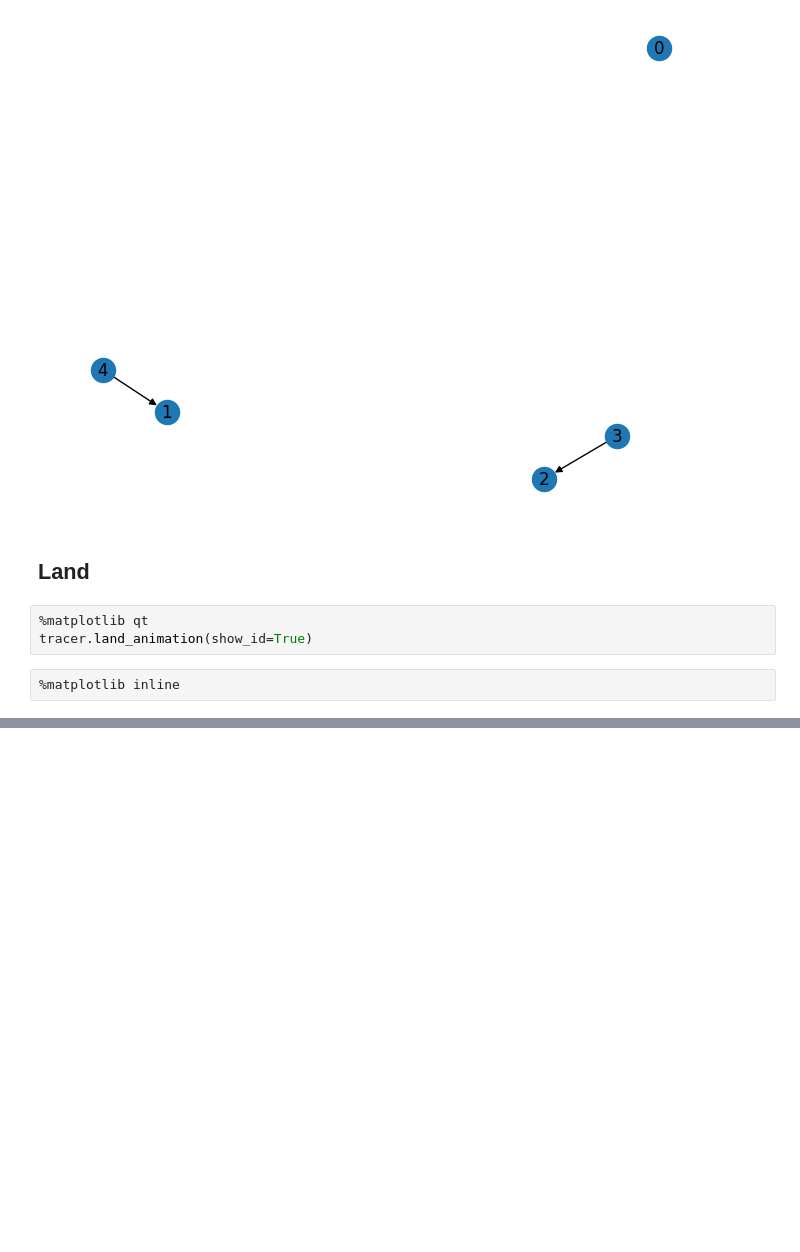
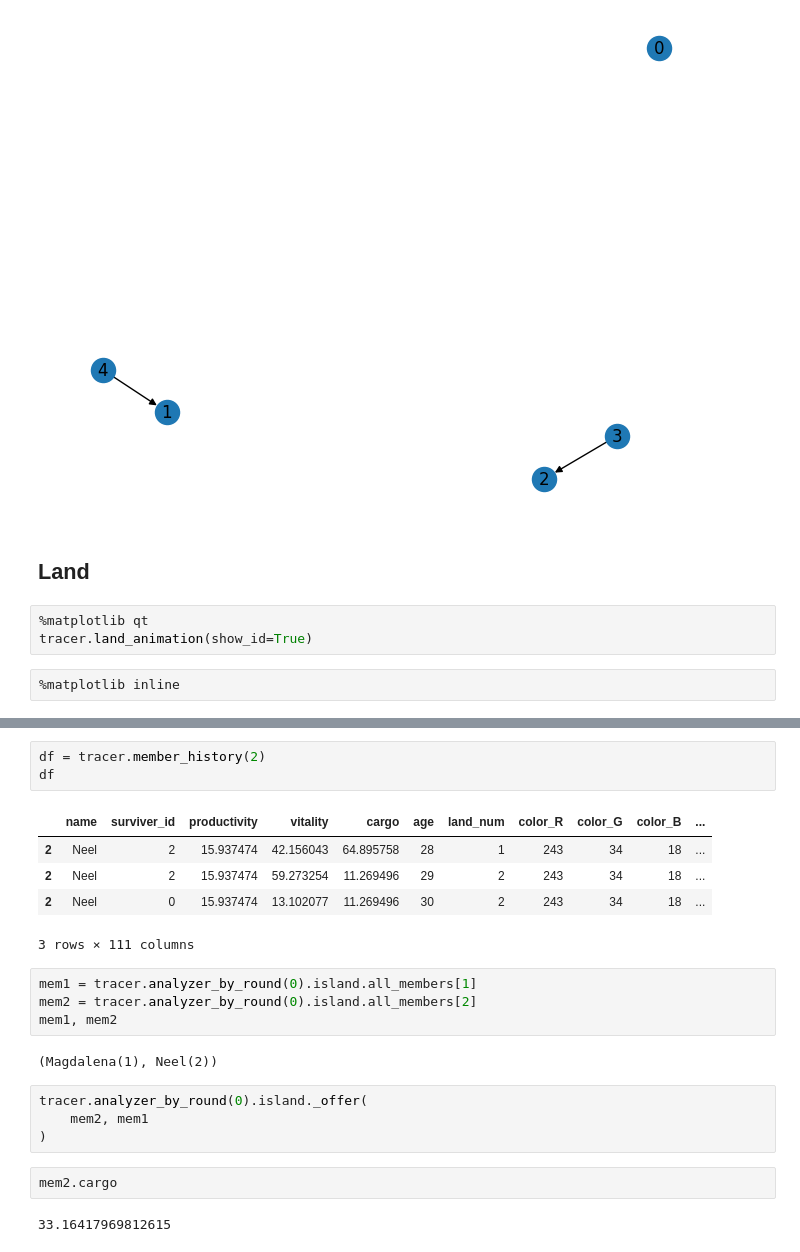
Before and after one commit to LEE-CHENYU/leviathan, a Jupyter notebook: notebooks/test_tracer.ipynb, the cells around one changed output, grey strips where cells are left out. Drawn from its saved outputs; the diff is of its cells as text; blank space fills up the shorter version.

```diff
--- a/notebooks/test_tracer.ipynb
+++ b/notebooks/test_tracer.ipynb
@@ -154,0 +182,23 @@ tracer.land_animation(show_id=True)
+# %%
+df = tracer.member_history(2)
+df
+# %% [output]
+|  | name | surviver_id | productivity | vitality | cargo | age | land_num | color_R | color_G | color_B | ... |
+| 2 | Neel | 2 | 15.937474 | 42.156043 | 64.895758 | 28 | 1 | 243 | 34 | 18 | ... |
+| 2 | Neel | 2 | 15.937474 | 59.273254 | 11.269496 | 29 | 2 | 243 | 34 | 18 | ... |
+| 2 | Neel | 0 | 15.937474 | 13.102077 | 11.269496 | 30 | 2 | 243 | 34 | 18 | ... |
+3 rows × 111 columns
+# %%
+mem1 = tracer.analyzer_by_round(0).island.all_members[1]
+mem2 = tracer.analyzer_by_round(0).island.all_members[2]
+mem1, mem2
+# %% [output]
+(Magdalena(1), Neel(2))
+# %%
+tracer.analyzer_by_round(0).island._offer(
+    mem2, mem1
+)
+# %%
+mem2.cargo
+# %% [output]
+33.16417969812615
```
Also changed, not shown: parts of 9 cells of this notebook, 6 other files.
